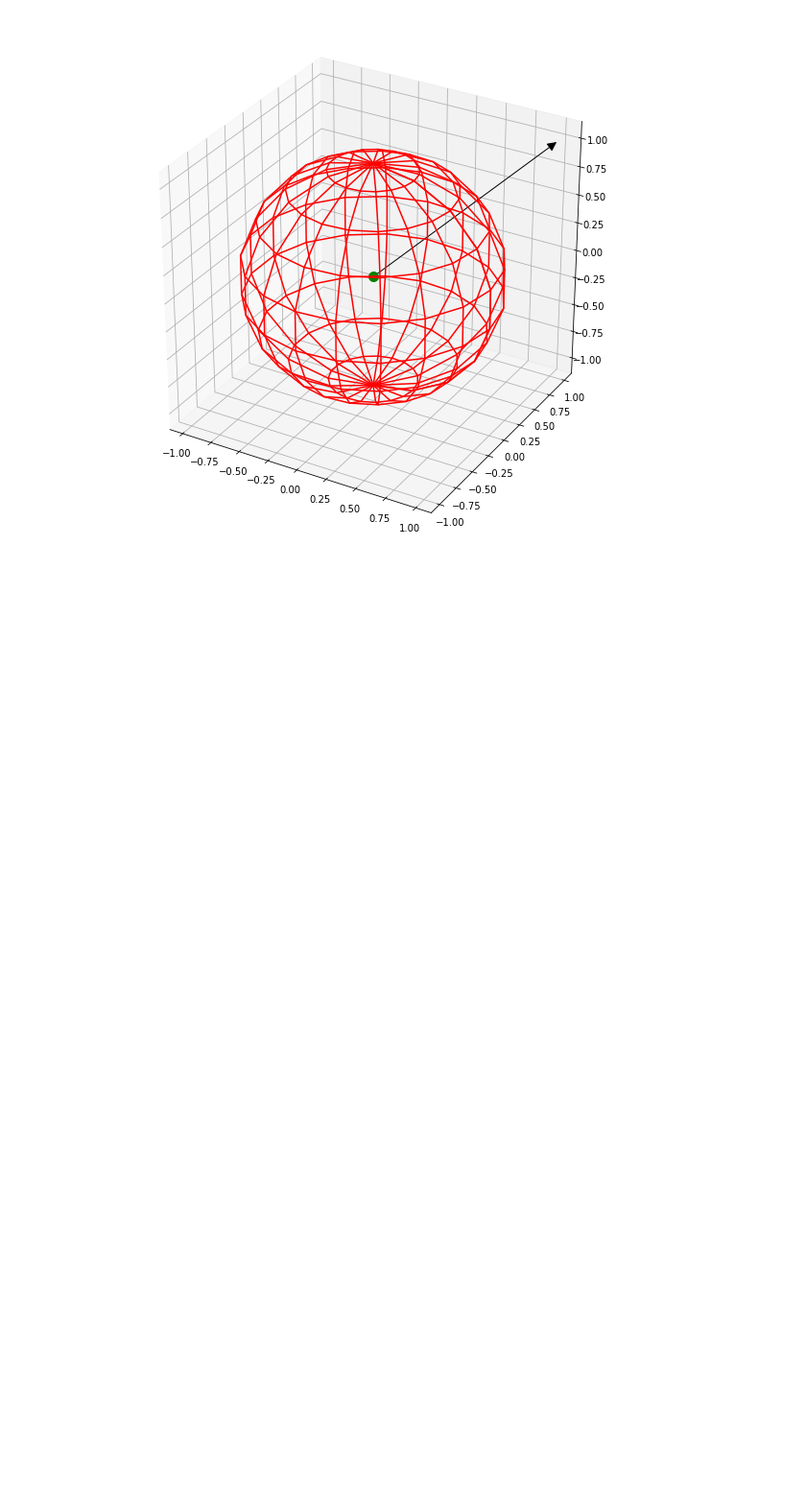
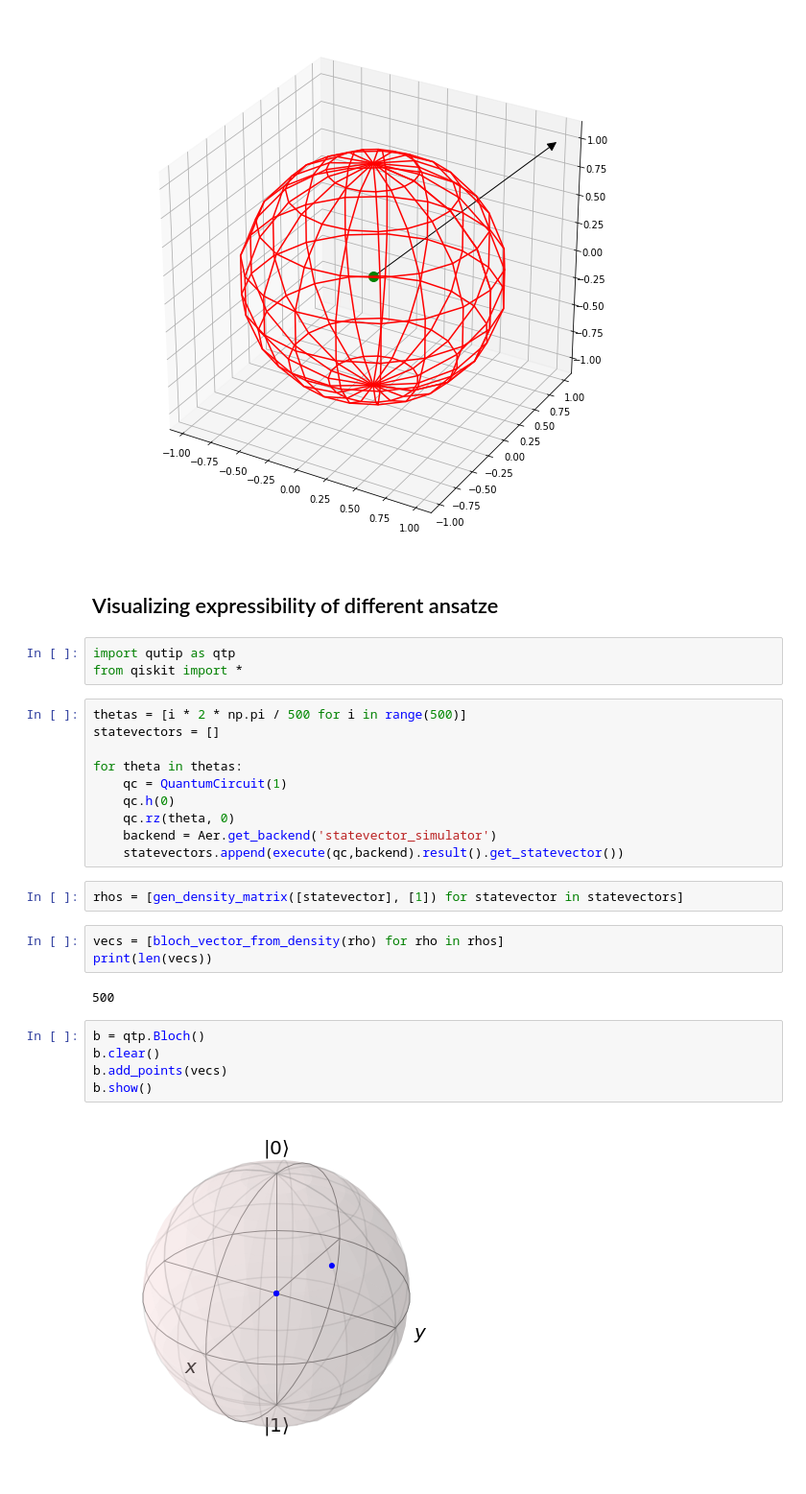
Before and after one commit to warrenalphonso/qc-mentorship, a Jupyter notebook: BlochSphere/BlochVector.ipynb, the cells around one changed output. Shown at 96% size. Cells and saved outputs as stored; diff of their text form; blank space fills up the shorter version.

```diff
--- a/BlochSphere/BlochVector.ipynb
+++ b/BlochSphere/BlochVector.ipynb
@@ -180,3 +180,32 @@ ax.add_artist(a)
 plt.savefig('foo.png', bbox_inches='tight')
 # %% [output]
 [figure]
+# %% [markdown]
+## Visualizing expressibility of different ansatze
+# %%
+import qutip as qtp
+from qiskit import *
+# %%
+thetas = [i * 2 * np.pi / 500 for i in range(500)]
+statevectors = []
+
+for theta in thetas:
+    qc = QuantumCircuit(1)
+    qc.h(0)
+    qc.rz(theta, 0)
+    backend = Aer.get_backend('statevector_simulator')
+    statevectors.append(execute(qc,backend).result().get_statevector())
+# %%
+rhos = [gen_density_matrix([statevector], [1]) for statevector in statevectors]
+# %%
+vecs = [bloch_vector_from_density(rho) for rho in rhos]
+print(len(vecs))
+# %% [output]
+500
+# %%
+b = qtp.Bloch()
+b.clear()
+b.add_points(vecs)
+b.show()
+# %% [output]
+[figure, added]
```
Also changed, not shown: parts of 1 cell of this notebook, 4 other files.
